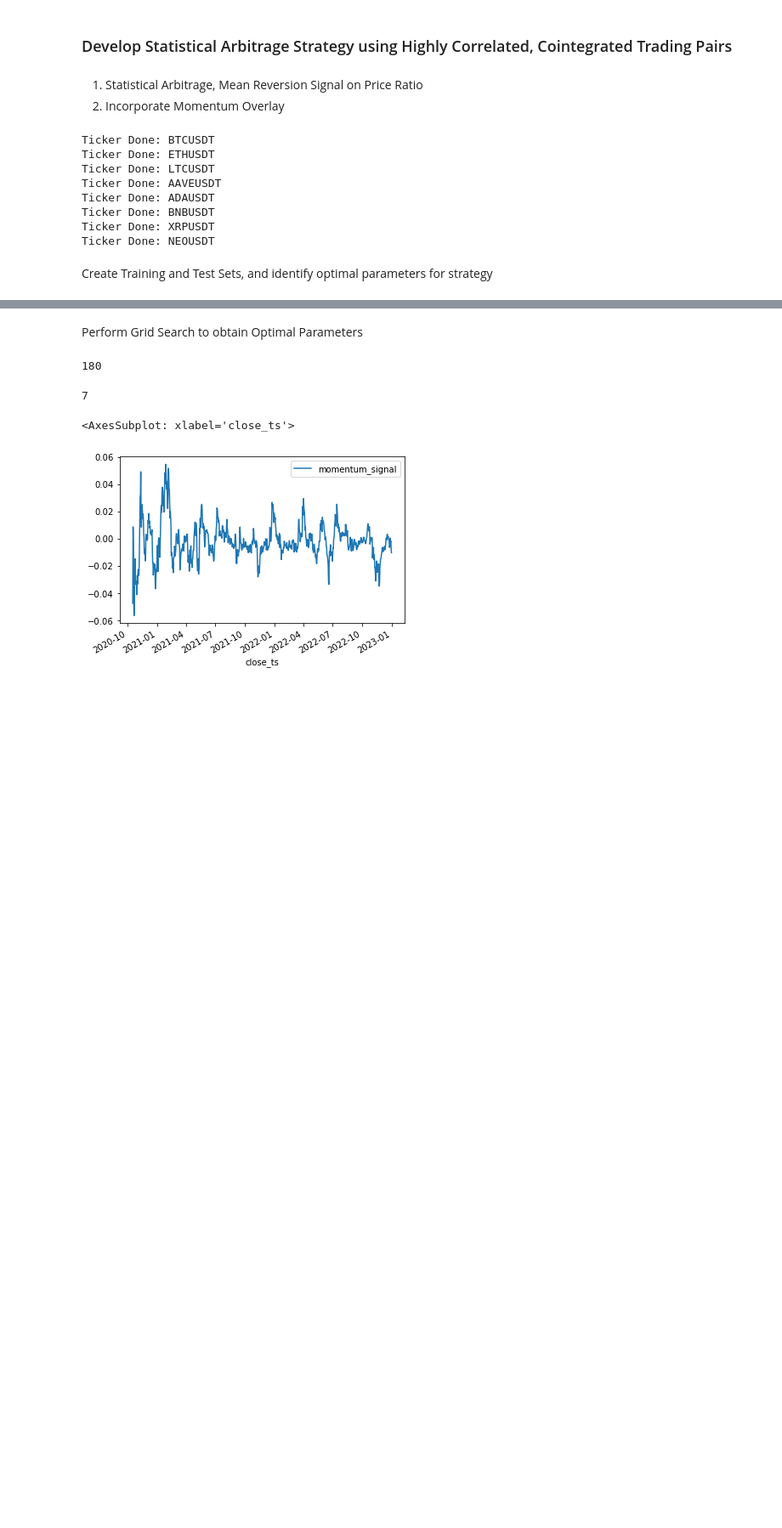
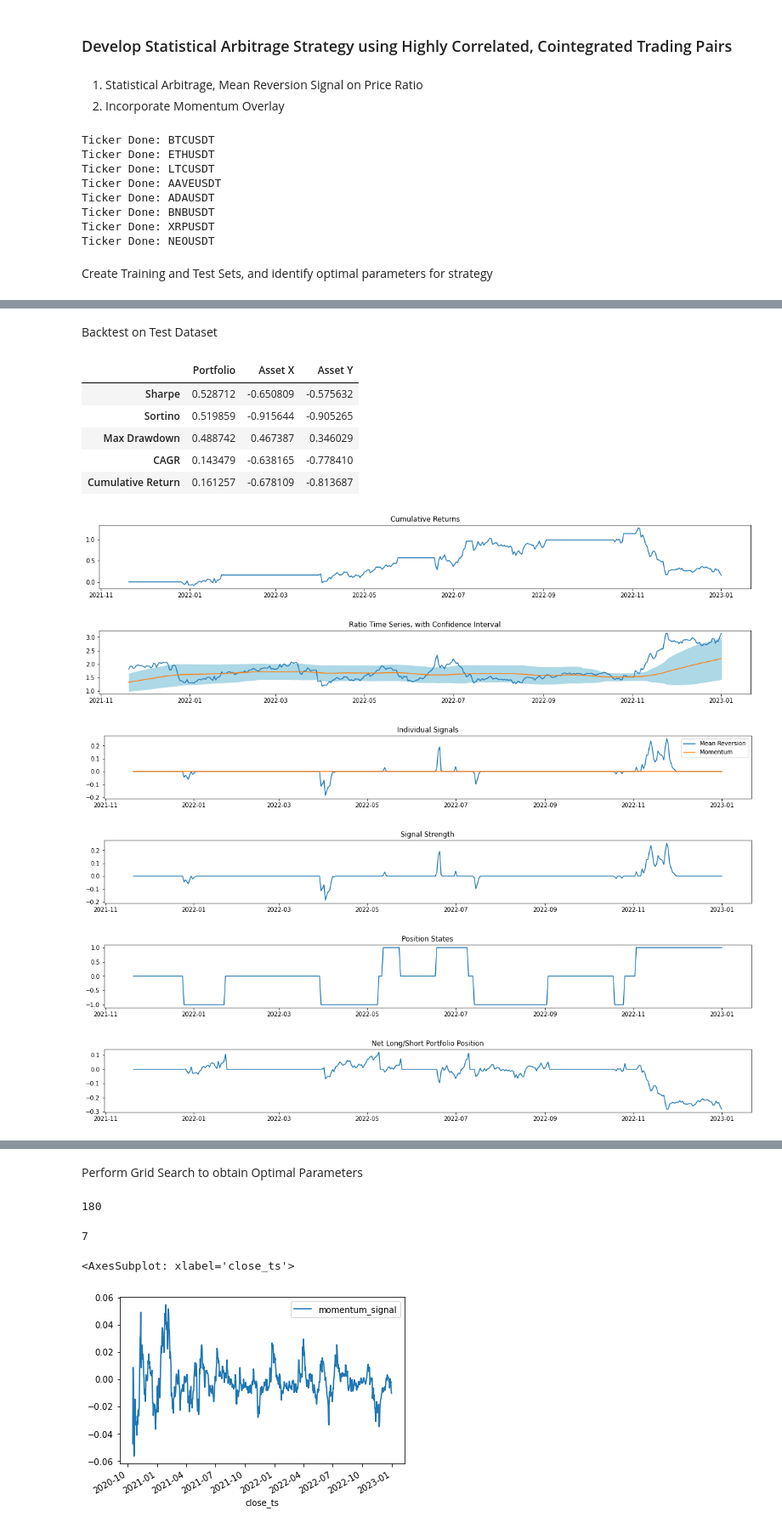
Before and after one commit to kahhongt/QRModules, a Jupyter notebook: StatArb 2 V3.ipynb, the cells around one changed output, grey strips where cells are left out. Shown at 85% size. Saved outputs shown, nothing was run; the diff lists cells and outputs as text; code cells hidden in the pictures; blank space fills up the shorter version.

```diff
--- a/StatArb 2 V3.ipynb
+++ b/StatArb 2 V3.ipynb
@@ -104,0 +107,28 @@ Transaction Cost %: 0.1
+# %% [markdown]
+Backtest on Test Dataset
+# %%
+dataset = test_df
+mod = StatArb(dataset, interval='day')
+mod.momentum_halflife = 7
+mod.generate_signal(window, confidence, weights)
+mod.generate_positions(transaction_cost)
+mod.generate_net_portfolio()
+results = mod.results()
+display(results)
+
+# plot results
+mod.plot_all()
+plt.show()
+# %% [output]
+|  | Portfolio | Asset X | Asset Y |
+| Sharpe | 0.528712 | -0.650809 | -0.575632 |
+| Sortino | 0.519859 | -0.915644 | -0.905265 |
+| Max Drawdown | 0.488742 | 0.467387 | 0.346029 |
+| CAGR | 0.143479 | -0.638165 | -0.778410 |
+| Cumulative Return | 0.161257 | -0.678109 | -0.813687 |
+[figure, added]
+[figure, added]
+[figure, added]
+[figure, added]
+[figure, added]
+[figure, added]
```
Also changed, not shown: parts of 7 cells of this notebook, 1 other file.
